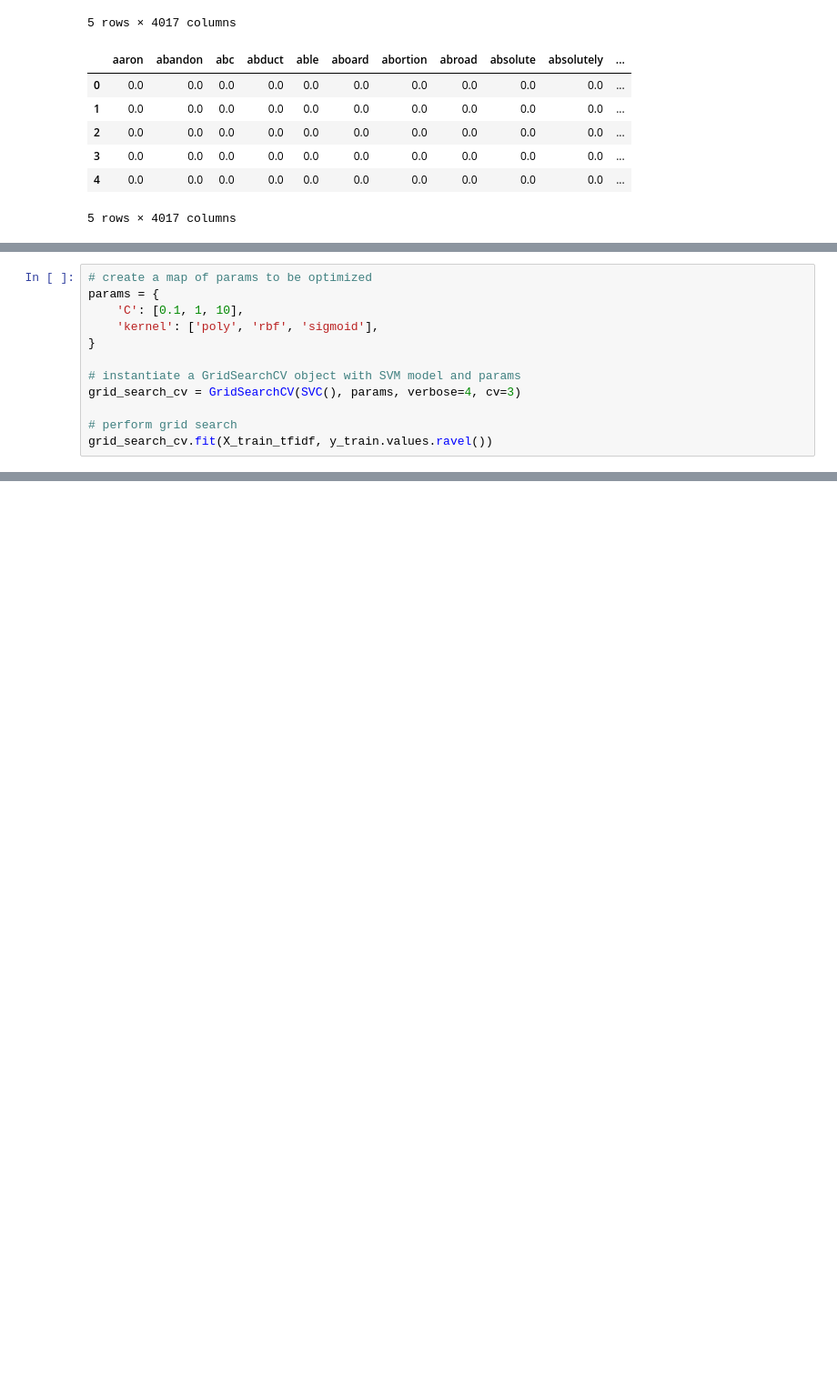
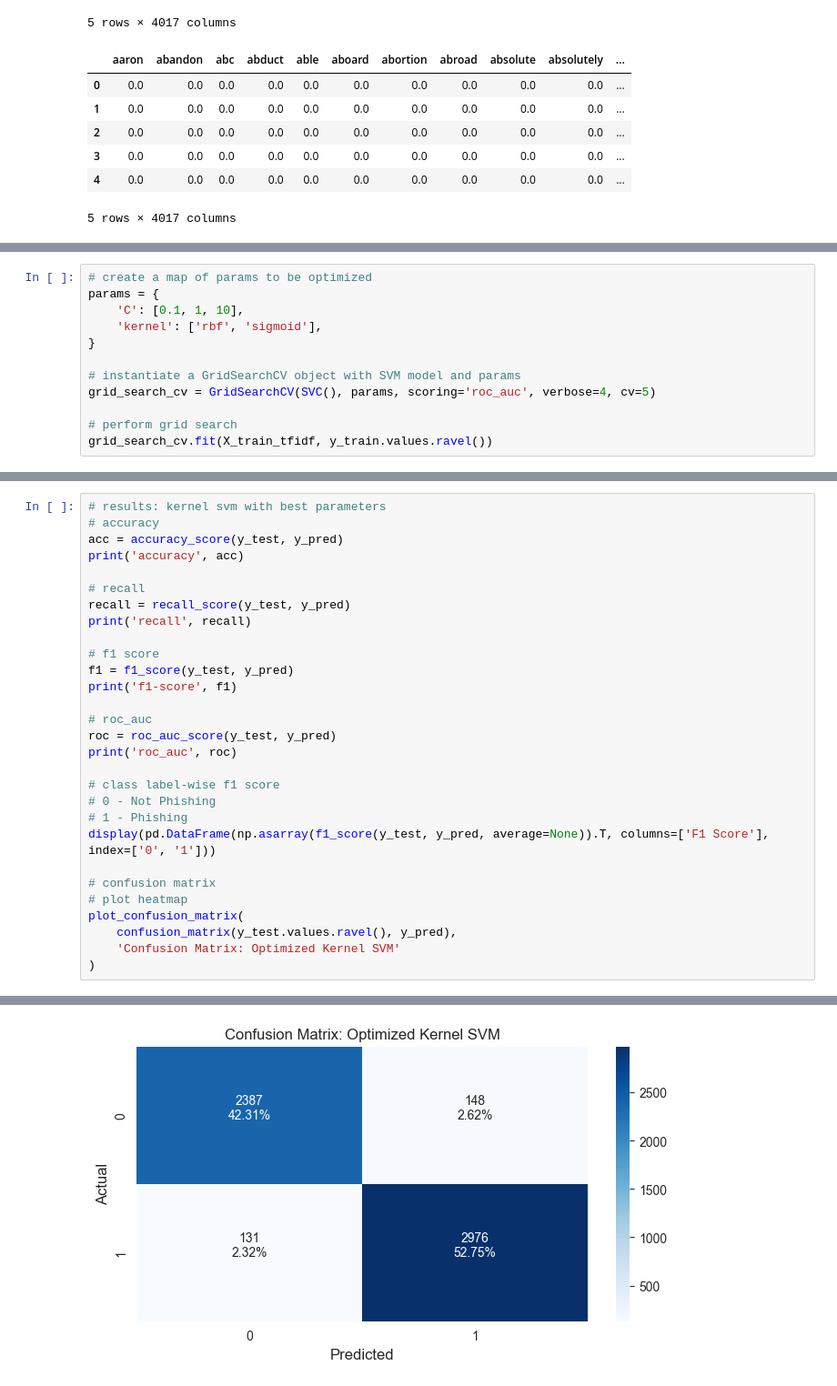
Before and after one commit to leoAshu/headline-classification, a Jupyter notebook: notebooks/main.ipynb, the cells around one changed output, grey strips where cells are left out. Shown: that part at 91% size. Cells and saved outputs as stored; diff of their text form; blank space fills up the shorter version.

Commit message:
trains and tests best model with optimized parameters

```diff
--- a/notebooks/main.ipynb
+++ b/notebooks/main.ipynb
@@ -115,11 +149,11 @@ display(X_test_tfidf.head())
 # create a map of params to be optimized
 params = {
     'C': [0.1, 1, 10],
-    'kernel': ['poly', 'rbf', 'sigmoid'],
+    'kernel': ['rbf', 'sigmoid'],
 }
 
 # instantiate a GridSearchCV object with SVM model and params
-grid_search_cv = GridSearchCV(SVC(), params, verbose=4, cv=3)
+grid_search_cv = GridSearchCV(SVC(), params, scoring='roc_auc', verbose=4, cv=5)
 
 # perform grid search
 grid_search_cv.fit(X_train_tfidf, y_train.values.ravel())
@@ -147,0 +218,30 @@ GridSearchCV(cv=3, estimator=SVC(),
+# %%
+# results: kernel svm with best parameters
+# accuracy
+acc = accuracy_score(y_test, y_pred)
+print('accuracy', acc)
+
+# recall
+recall = recall_score(y_test, y_pred)
+print('recall', recall)
+
+# f1 score
+f1 = f1_score(y_test, y_pred)
+print('f1-score', f1)
+
+# roc_auc
+roc = roc_auc_score(y_test, y_pred)
+print('roc_auc', roc)
+
+# class label-wise f1 score
+# 0 - Not Phishing
+# 1 - Phishing
+display(pd.DataFrame(np.asarray(f1_score(y_test, y_pred, average=None)).T, columns=['F1 Score'], index=['0', '1']))
+
+# confusion matrix
+# plot heatmap
+plot_confusion_matrix(
+    confusion_matrix(y_test.values.ravel(), y_pred),
+    'Confusion Matrix: Optimized Kernel SVM'
+)
+# %% [output]
@@ -147,0 +255 @@ GridSearchCV(cv=3, estimator=SVC(),
+[figure, added]
```
Also changed, not shown: parts of 8 cells of this notebook, 1 other file.
